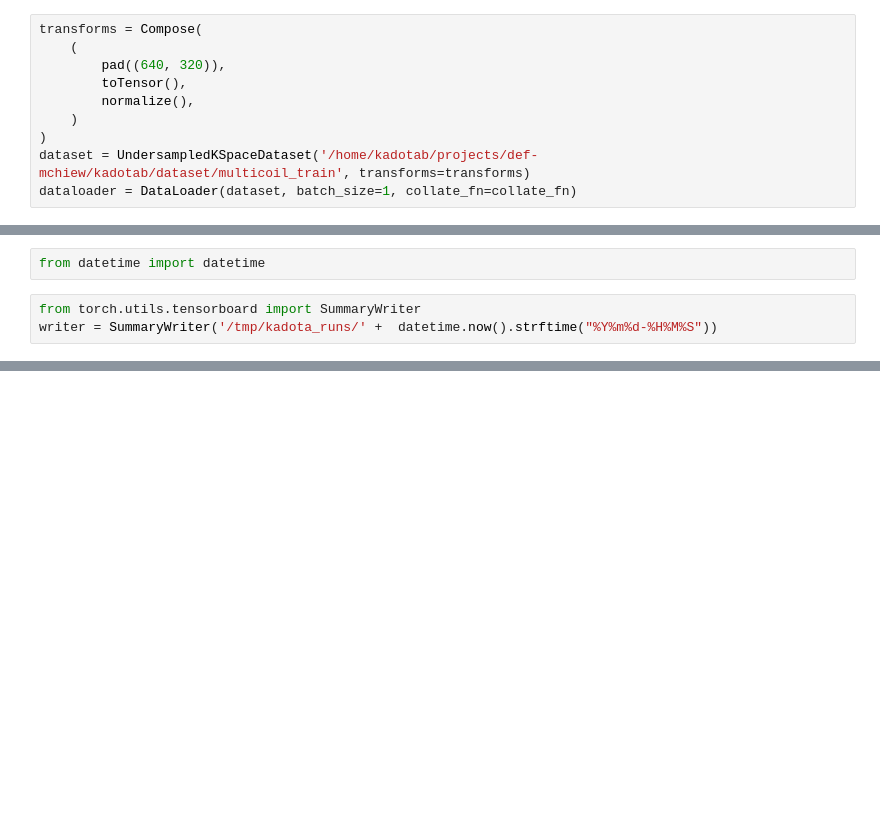
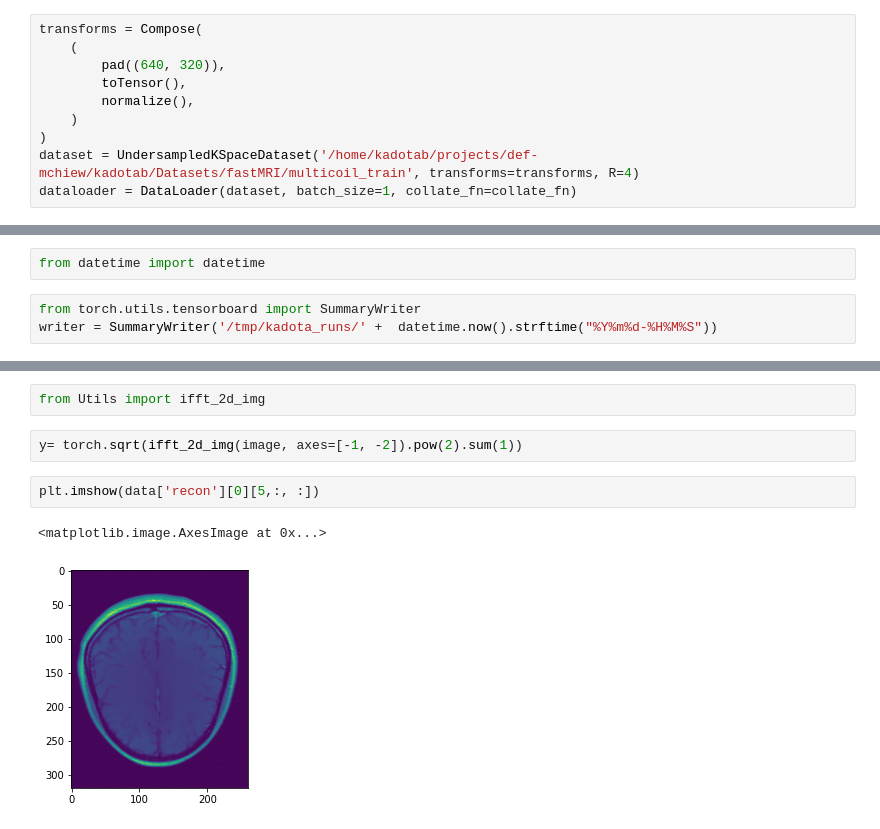
Before and after one commit to brendo-k/mri_machine_learning_reconstruction, a Jupyter notebook: train_varnet.ipynb, the cells around one changed output, grey strips where cells are left out. Saved outputs shown, nothing was run; the diff lists cells and outputs as text; blank space fills up the shorter version.

```diff
--- a/train_varnet.ipynb
+++ b/train_varnet.ipynb
@@ -44,7 +44,7 @@ transforms = Compose(
         normalize(),
     )
 )
-dataset = UndersampledKSpaceDataset('/home/kadotab/projects/def-mchiew/kadotab/dataset/multicoil_train', transforms=transforms)
+dataset = UndersampledKSpaceDataset('/home/kadotab/projects/def-mchiew/kadotab/Datasets/fastMRI/multicoil_train', transforms=transforms, R=4)
 dataloader = DataLoader(dataset, batch_size=1, collate_fn=collate_fn)
 # %%
 data = next(iter(dataloader))
@@ -125,0 +150,9 @@ Iteration: 200, Loss: 2.965380
+# %%
+from Utils import ifft_2d_img
+# %%
+y= torch.sqrt(ifft_2d_img(image, axes=[-1, -2]).pow(2).sum(1))
+# %%
+plt.imshow(data['recon'][0][5,:, :])
+# %% [output]
+<matplotlib.image.AxesImage at 0x...>
+[figure, added]
```
Also changed, not shown: parts of 8 cells of this notebook, 2 other files.
